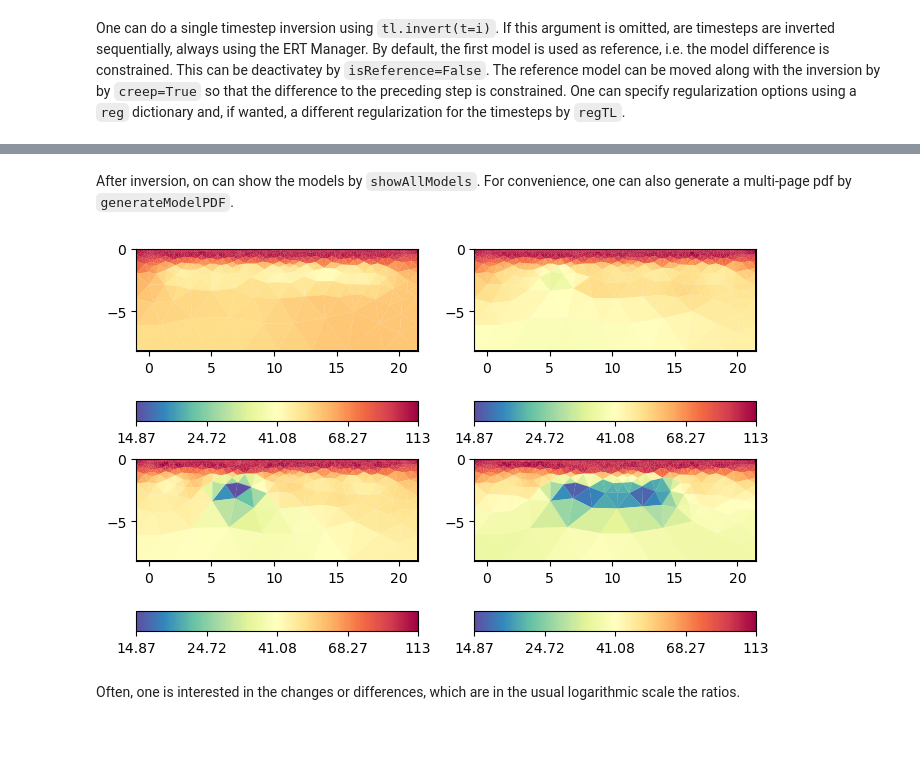
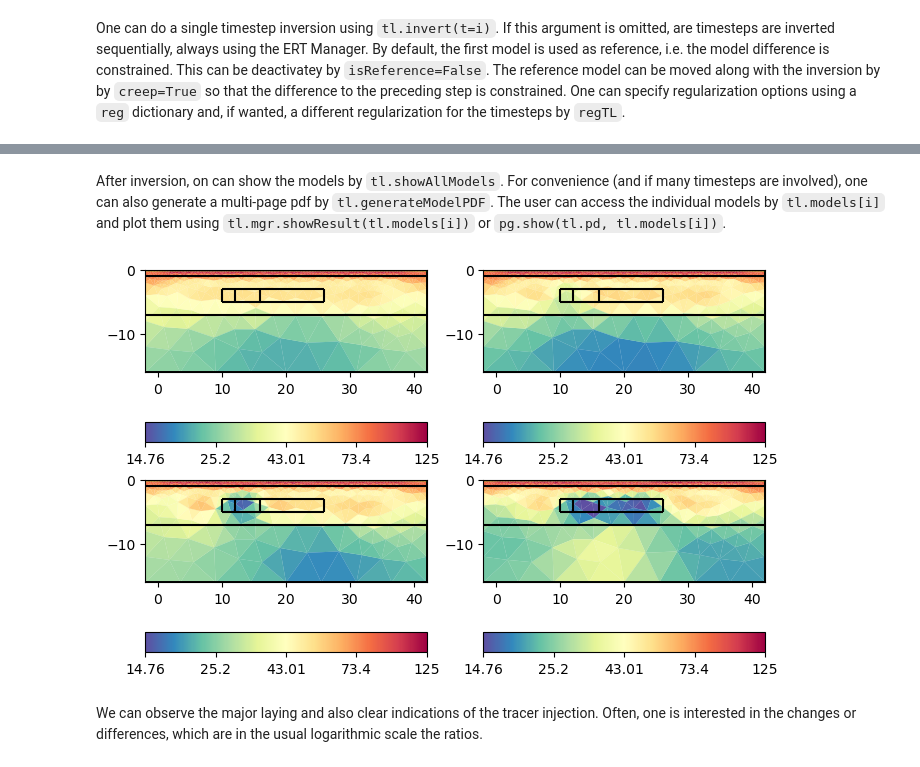
Before and after one commit to gimli-org/timelapseERT, a Jupyter notebook: example/example_timelapseERT.ipynb, the cells around one changed output, grey strips where cells are left out. Saved outputs shown, nothing was run; the diff lists cells and outputs as text; code cells hidden in the pictures; blank space fills up the shorter version.

```diff
--- a/example/example_timelapseERT.ipynb
+++ b/example/example_timelapseERT.ipynb
@@ -126,8 +122,12 @@ print(tl.chi2s)
 # %% [markdown]
-After inversion, on can show the models by `showAllModels`. For convenience, one can also generate a multi-page pdf by `generateModelPDF`.
+After inversion, on can show the models by `tl.showAllModels`. For convenience (and if many timesteps are involved), one can also generate a multi-page pdf by `tl.generateModelPDF`.
+The user can access the individual models by `tl.models[i]` and plot them using `tl.mgr.showResult(tl.models[i])` or `pg.show(tl.pd, tl.models[i])`.
-# %%
-tl.showAllModels();
-# %% [output]
-[figure, removed]
+# %%
+ax = tl.showAllModels();
+for a in ax.flat:
+    pg.viewer.mpl.drawPLC(a, geom, fillRegion=False, fitView=False)
+# %% [output]
+[figure, added]
 # %% [markdown]
+We can observe the major laying and also clear indications of the tracer injection.
 Often, one is interested in the changes or differences, which are in the usual logarithmic scale the ratios.
```
Also changed, not shown: parts of 12 cells of this notebook.
